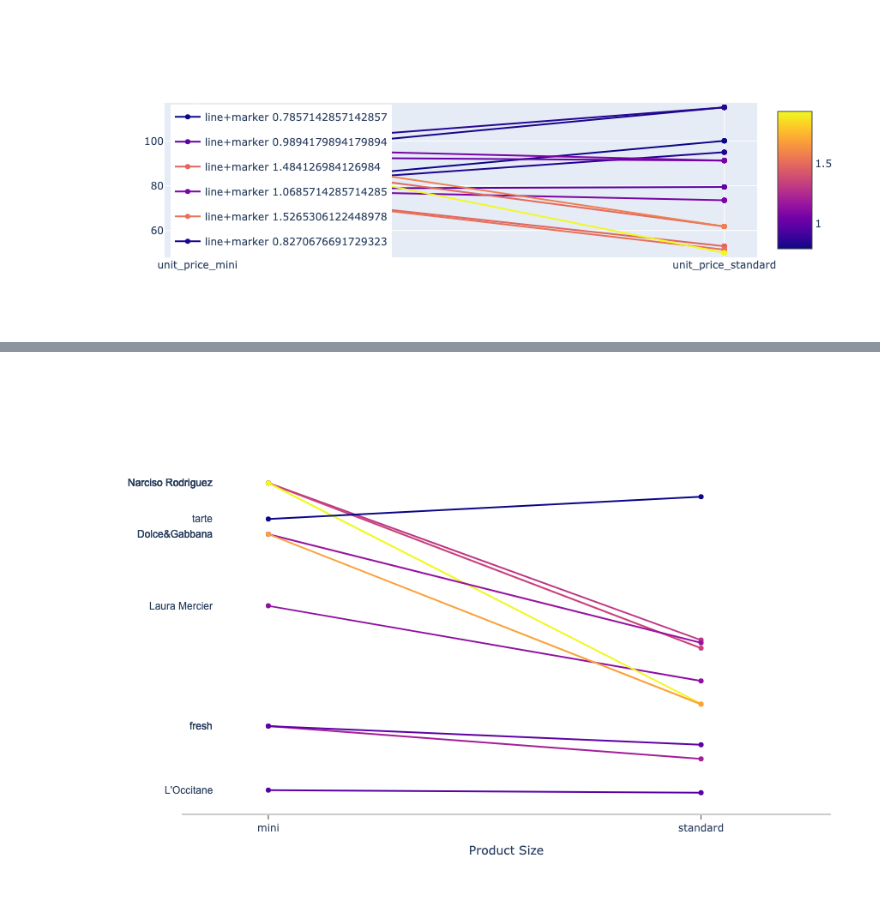
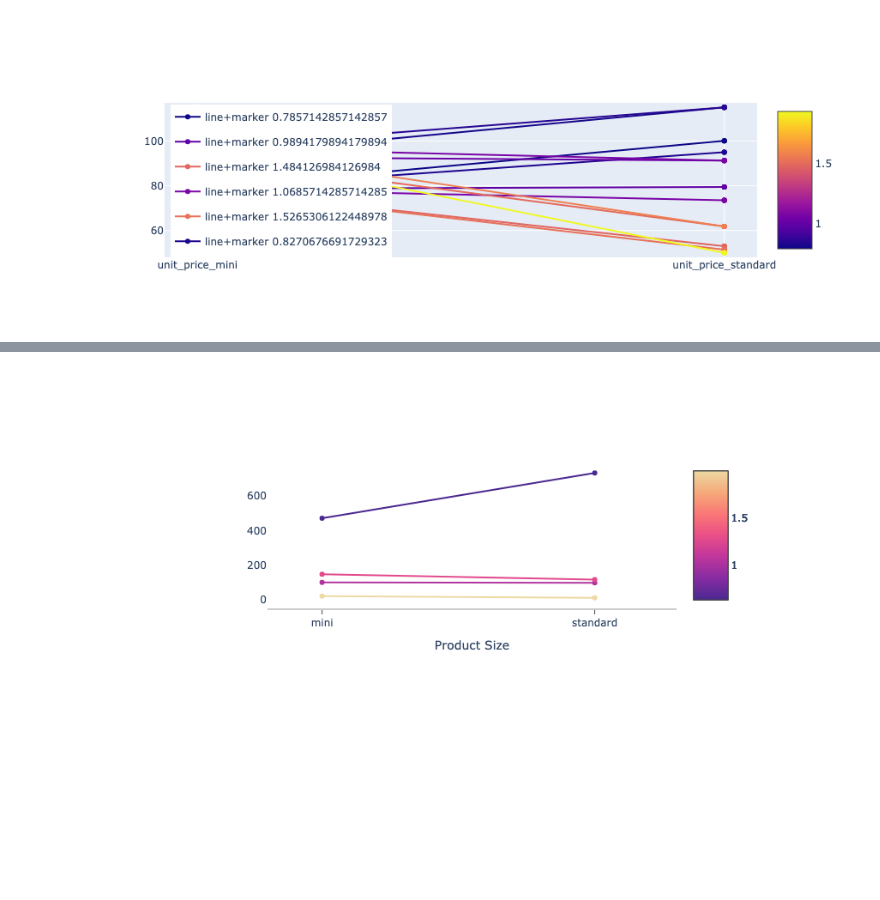
Before and after one commit to leblanchannah/value-cluster, a Jupyter notebook: src/viz_playground.ipynb, the cells around one changed output, grey strips where cells are left out. Drawn from its saved outputs; the diff is of its cells as text; code cells hidden in the pictures; blank space fills up the shorter version.

Commit message:
color bar on lineplot

```diff
--- a/src/viz_playground.ipynb
+++ b/src/viz_playground.ipynb
@@ -298,20 +298,40 @@ df_compare = df_compare[df_compare['amount_adj_mini']<df_compare['amount_adj_sta
 df_compare['mini_to_standard_ratio'] = df_compare['unit_price_mini'] / df_compare['unit_price_standard']
 # df_compare = df_compare.reset_index().rename(columns={'index':'prod_rank'})
 # %%
+scale='agsunset'
+
 fig = go.Figure()
-temp = df_compare[0:10]
+temp = df_compare[df_compare['brand_name']=='Anastasia Beverly Hills']
 for i, row in temp.iterrows():
 
     color_val_normalized = (row['mini_to_standard_ratio'] - min(temp['mini_to_standard_ratio'])) / (max(temp['mini_to_standard_ratio']) - min(temp['mini_to_standard_ratio']))
-    print(color_val_normalized)
+
 
     # line plots
     fig.add_trace(go.Scatter(
         x=['mini','standard'],
         y=[row['unit_price_mini'], row['unit_price_standard']],
         mode='lines+markers',
-        marker=dict(color=get_color('Plasma', color_val_normalized)),
+        marker=dict(color=get_color(scale, color_val_normalized)),
     ))
+
+
+    ## add invisible markers to display the colorbar without displaying the markers
+    fig.add_trace(go.Scatter(
+        x=['mini','standard'],
+        y=[row['unit_price_mini'], row['unit_price_standard']],
+        mode='markers',
+        marker=dict(
+            size=0,
+            color="rgba(0,0,0,0)",
+            colorscale=scale,
+            cmin=min(temp['mini_to_standard_ratio']),
+            cmax=max(temp['mini_to_standard_ratio']),
+            colorbar=dict(thickness=40)
+        ),
+        showlegend=False
+    ))
+
 
 
 
@@ -332,40 +352,48 @@ fig.update_layout(
     ),
     yaxis=dict(
         showgrid=False,
-        zeroline=False,
+        zeroline=True,
         showline=False,
-        showticklabels=False,
+        showticklabels=True,
     ),
     autosize=False,
-    width=400,
-    height=600,
+    # width=400,
+    # height=600,
 
     margin=dict(
         autoexpand=False,
-        l=100,
-        r=20,
+        l=200,
+        r=200,
         t=110,
     ),
     showlegend=False,
+    # legend=dict(
+    #     yanchor="top",
+    #     y=0.99,
+    #     xanchor="left",
+    #     x=0.01
+    # ),
+    # yaxis_range=[min(temp['unit_price_mini'])-2,max(temp['unit_price_mini'])+2],
+
     plot_bgcolor='white'
 )
 
 
 
-annotations = []
-y_data = df_compare[['unit_price_mini','unit_price_standard']][0:10].values
-labels = df_compare['brand_name'][0:10]
-# Adding labels
-for y_trace, label in zip(y_data, labels):
-    # labeling the left_side of the plot
-    annotations.append(dict(xref='paper', x=0.05, y=y_trace[0],
-                                  xanchor='right', yanchor='middle',
-                                  text=label,# + ' {}$/oz.'.format(y_trace[0]),
-                                  font=dict(family='Arial',
-                                            size=12),
-                                  showarrow=False))
+# annotations = []
+# y_data = df_compare[['unit_price_mini','unit_price_standard']][0:10].values
+# labels = df_compare['brand_name'][0:10]
+# # Adding labels
+# for y_trace, label in zip(y_data, labels):
+#     # # labeling the left_side of the plot
+#     # annotations.append(dict(xref='paper', x=1, y=y_trace[1],
+#     #                               xanchor='right', yanchor='middle',
+#     #                               text=label,# + ' {}$/oz.'.format(y_trace[0]),
+#     #                               font=dict(family='Arial',
+#     #                                         size=10),
+#     #                               showarrow=False))
 
-fig.update_layout(annotations=annotations)
+# fig.update_layout(annotations=annotations)
 
 fig.show()
 # %% [output]
@@ -382 +400 @@ fig.show()
-[figure, old version]
+[figure, new version]
```
Also changed, not shown: parts of 2 cells of this notebook.
